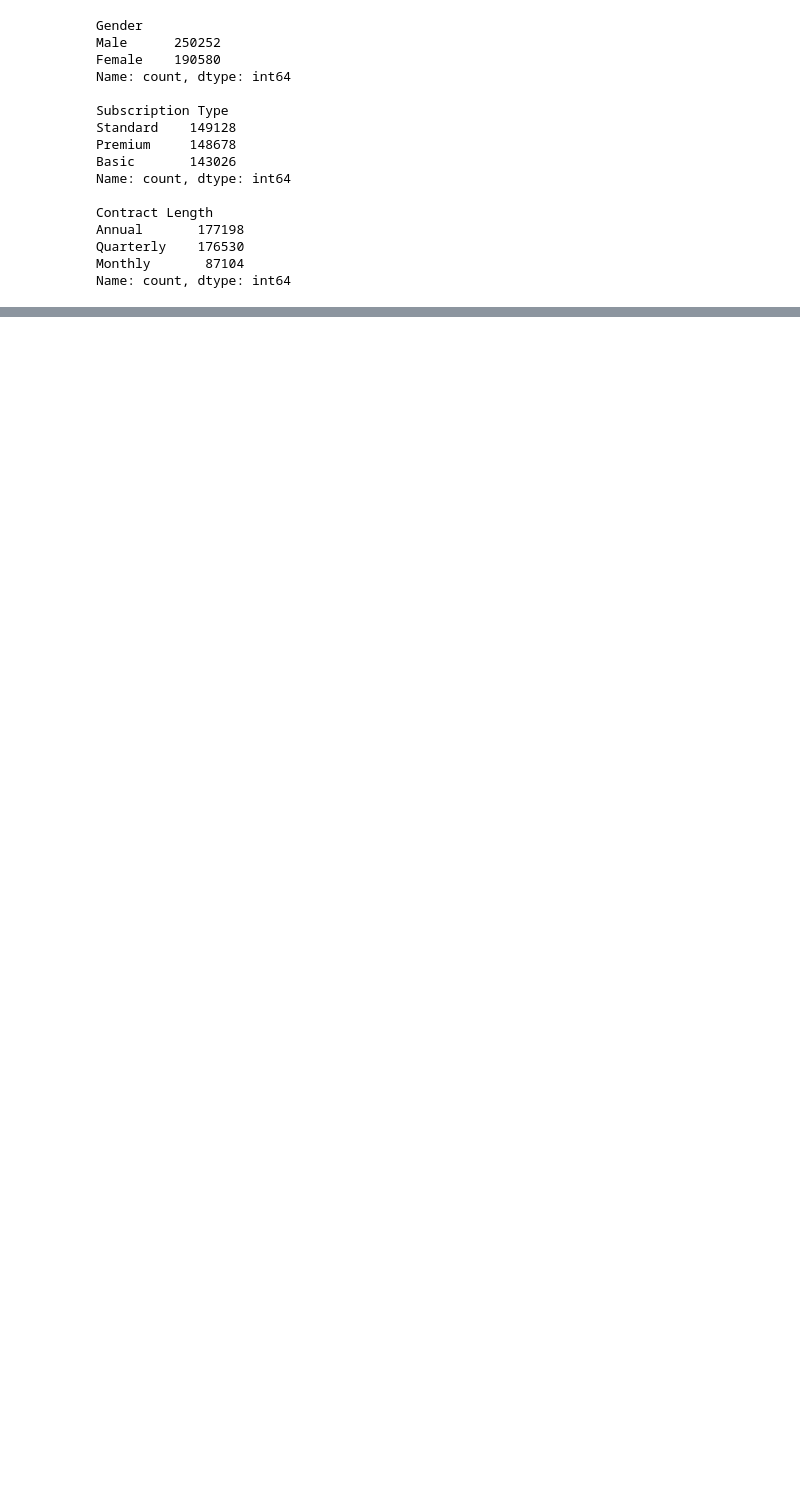
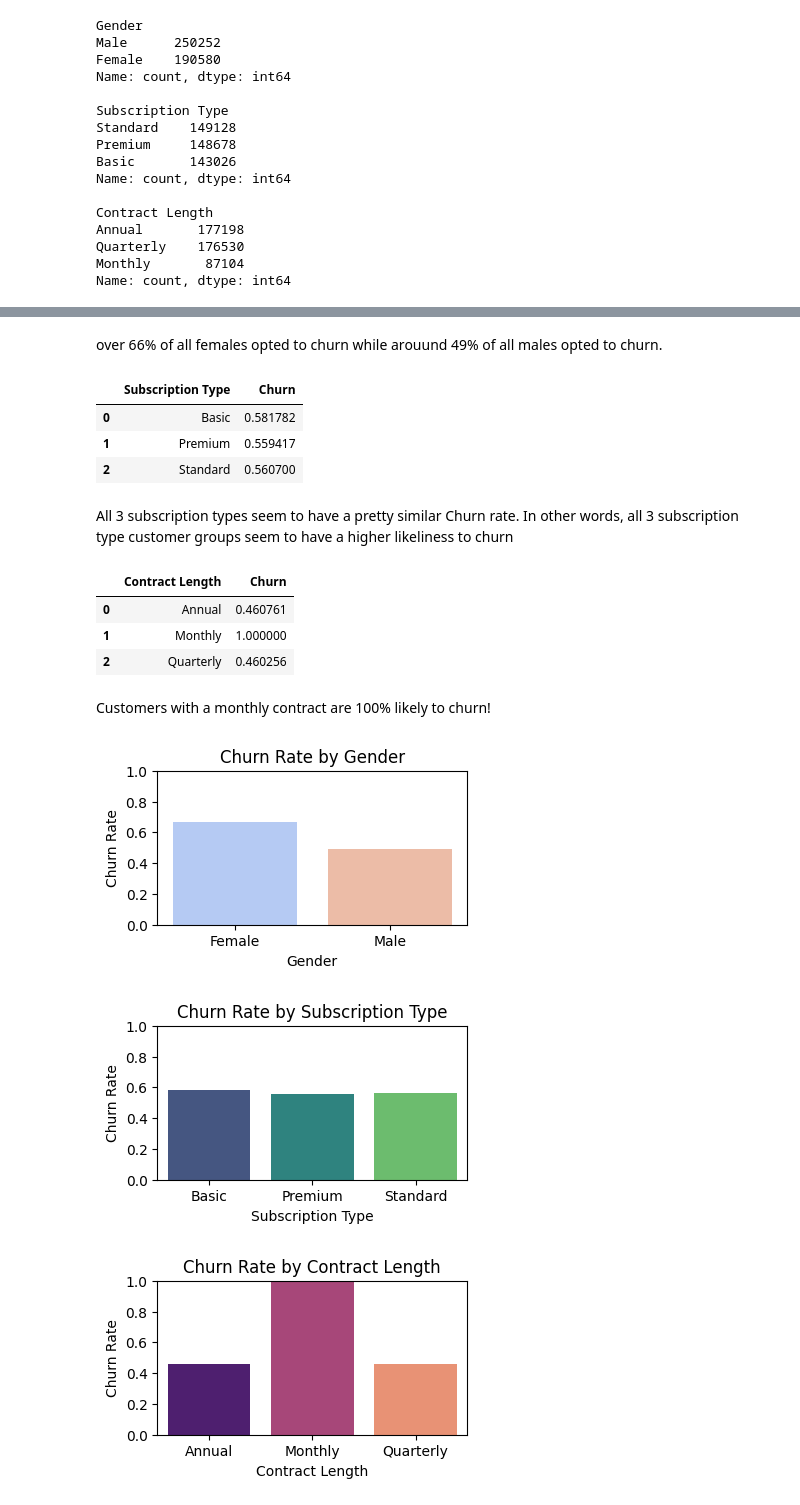
Before and after one commit to SyedMuhammadAunAbbas/Customer_Churn_Project, a Jupyter notebook: Root.ipynb, the cells around one changed output, grey strips where cells are left out. Cells and saved outputs as stored; diff of their text form; code cells hidden in the pictures; blank space fills up the shorter version.

```diff
--- a/Root.ipynb
+++ b/Root.ipynb
@@ -247,0 +203,64 @@ df.head(10)
+# %% [markdown]
+over 66% of all females opted to churn while arouund 49% of all males opted to churn.
+# %%
+df.groupby(['Subscription Type'], as_index= False)['Churn'].mean()
+# %% [output]
+|  | Subscription Type | Churn |
+| 0 | Basic | 0.581782 |
+| 1 | Premium | 0.559417 |
+| 2 | Standard | 0.560700 |
+# %% [markdown]
+All 3 subscription types seem to have a pretty similar Churn rate. In other words, all 3 subscription type customer groups seem to have a higher likeliness to churn
+# %%
+df.groupby(['Contract Length'], as_index= False)['Churn'].mean()
+# %% [output]
+|  | Contract Length | Churn |
+| 0 | Annual | 0.460761 |
+| 1 | Monthly | 1.000000 |
+| 2 | Quarterly | 0.460256 |
+# %% [markdown]
+Customers with a monthly contract are 100% likely to churn!
+# %%
+data = {
+    'Gender': ['Female', 'Male'],
+    'Churn': [0.666691, 0.491269]
+}
+df_gender = pd.DataFrame(data)
+
+data = {
+    'Subscription Type': ['Basic', 'Premium', 'Standard'],
+    'Churn': [0.581782, 0.559417, 0.560700]
+}
+df_subscription = pd.DataFrame(data)
+
+data = {
+    'Contract Length': ['Annual', 'Monthly', 'Quarterly'],
+    'Churn': [0.460761, 1.0, 0.460256]
+}
+df_contract = pd.DataFrame(data)
+
+plt.figure(figsize=(4, 2))
+sns.barplot(x='Gender', y='Churn', data=df_gender, palette='coolwarm')
+plt.title('Churn Rate by Gender')
+plt.ylabel('Churn Rate')
+plt.ylim(0, 1)
+plt.show()
+
+
+plt.figure(figsize=(4, 2))
+sns.barplot(x='Subscription Type', y='Churn', data=df_subscription, palette='viridis')
+plt.title('Churn Rate by Subscription Type')
+plt.ylabel('Churn Rate')
+plt.ylim(0, 1)
+plt.show()
+
+plt.figure(figsize=(4, 2))
+sns.barplot(x='Contract Length', y='Churn', data=df_contract, palette='magma')
+plt.title('Churn Rate by Contract Length')
+plt.ylabel('Churn Rate')
+plt.ylim(0, 1)
+plt.show()
+# %% [output]
+[figure, added]
+[figure, added]
+[figure, added]
```
Also changed, not shown: parts of 54 cells of this notebook.
